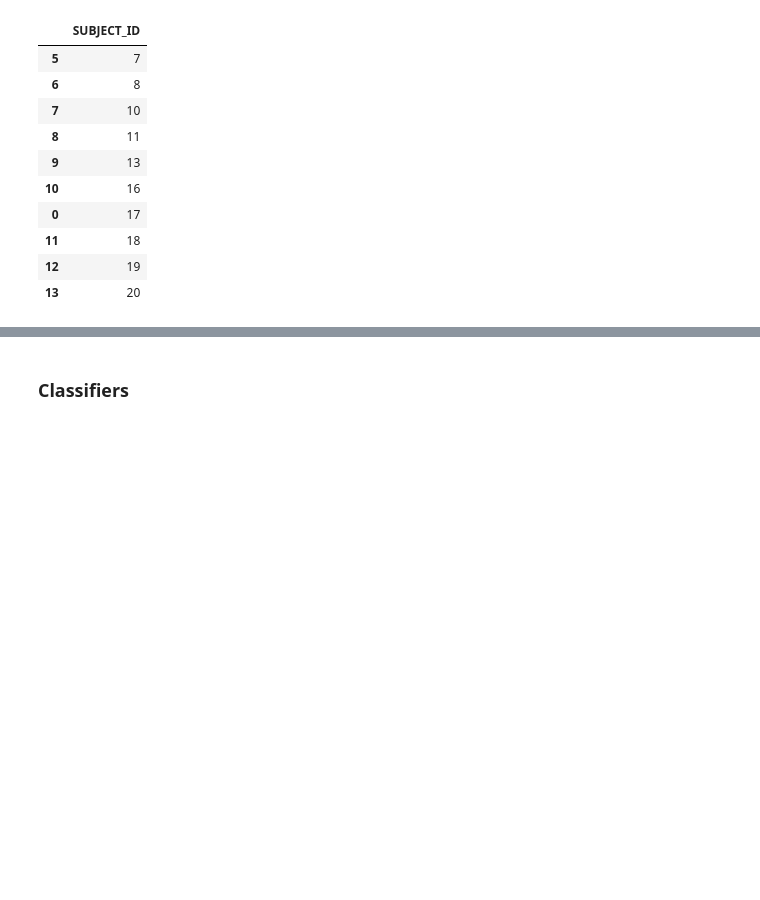
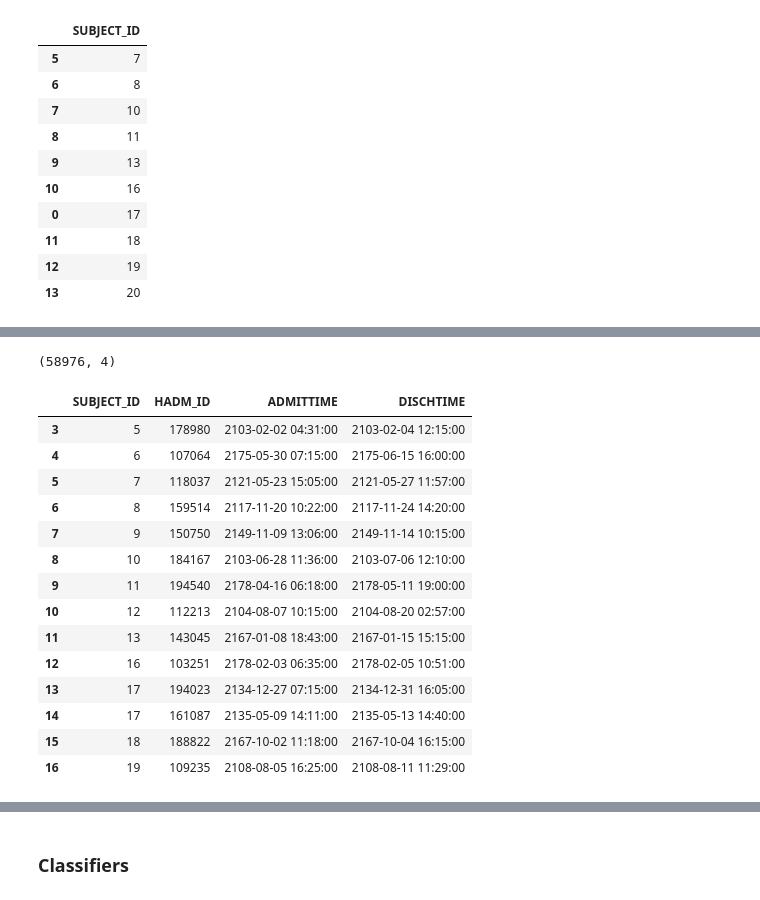
Before and after one commit to kevinmchu/BME590Final, a Jupyter notebook: Design matrix.ipynb, the cells around one changed output, grey strips where cells are left out. Saved outputs shown, nothing was run; the diff lists cells and outputs as text; code cells hidden in the pictures; blank space fills up the shorter version.

```diff
--- a/Design matrix.ipynb
+++ b/Design matrix.ipynb
@@ -206,4 +226,21 @@ pat_adm_df = pd.read_sql("""SELECT pat.SUBJECT_ID, pat.DOB, adm.ADMITTIME
 admissions_feats['age'] = (pd.to_datetime(pat_adm_df['ADMITTIME']) - pd.to_datetime(pat_adm_df['DOB'])).dt.days
 # %%
 print(admissions_info.shape)
-admissions_info.head()
+admissions_info[3:17]
+# %% [output]
+(58976, 4)
+|  | SUBJECT_ID | HADM_ID | ADMITTIME | DISCHTIME |
+| 3 | 5 | 178980 | 2103-02-02 04:31:00 | 2103-02-04 12:15:00 |
+| 4 | 6 | 107064 | 2175-05-30 07:15:00 | 2175-06-15 16:00:00 |
+| 5 | 7 | 118037 | 2121-05-23 15:05:00 | 2121-05-27 11:57:00 |
+| 6 | 8 | 159514 | 2117-11-20 10:22:00 | 2117-11-24 14:20:00 |
+| 7 | 9 | 150750 | 2149-11-09 13:06:00 | 2149-11-14 10:15:00 |
+| 8 | 10 | 184167 | 2103-06-28 11:36:00 | 2103-07-06 12:10:00 |
+| 9 | 11 | 194540 | 2178-04-16 06:18:00 | 2178-05-11 19:00:00 |
+| 10 | 12 | 112213 | 2104-08-07 10:15:00 | 2104-08-20 02:57:00 |
+| 11 | 13 | 143045 | 2167-01-08 18:43:00 | 2167-01-15 15:15:00 |
+| 12 | 16 | 103251 | 2178-02-03 06:35:00 | 2178-02-05 10:51:00 |
+| 13 | 17 | 194023 | 2134-12-27 07:15:00 | 2134-12-31 16:05:00 |
+| 14 | 17 | 161087 | 2135-05-09 14:11:00 | 2135-05-13 14:40:00 |
+| 15 | 18 | 188822 | 2167-10-02 11:18:00 | 2167-10-04 16:15:00 |
+| 16 | 19 | 109235 | 2108-08-05 16:25:00 | 2108-08-11 11:29:00 |
```
Also changed, not shown: parts of 22 cells of this notebook.
